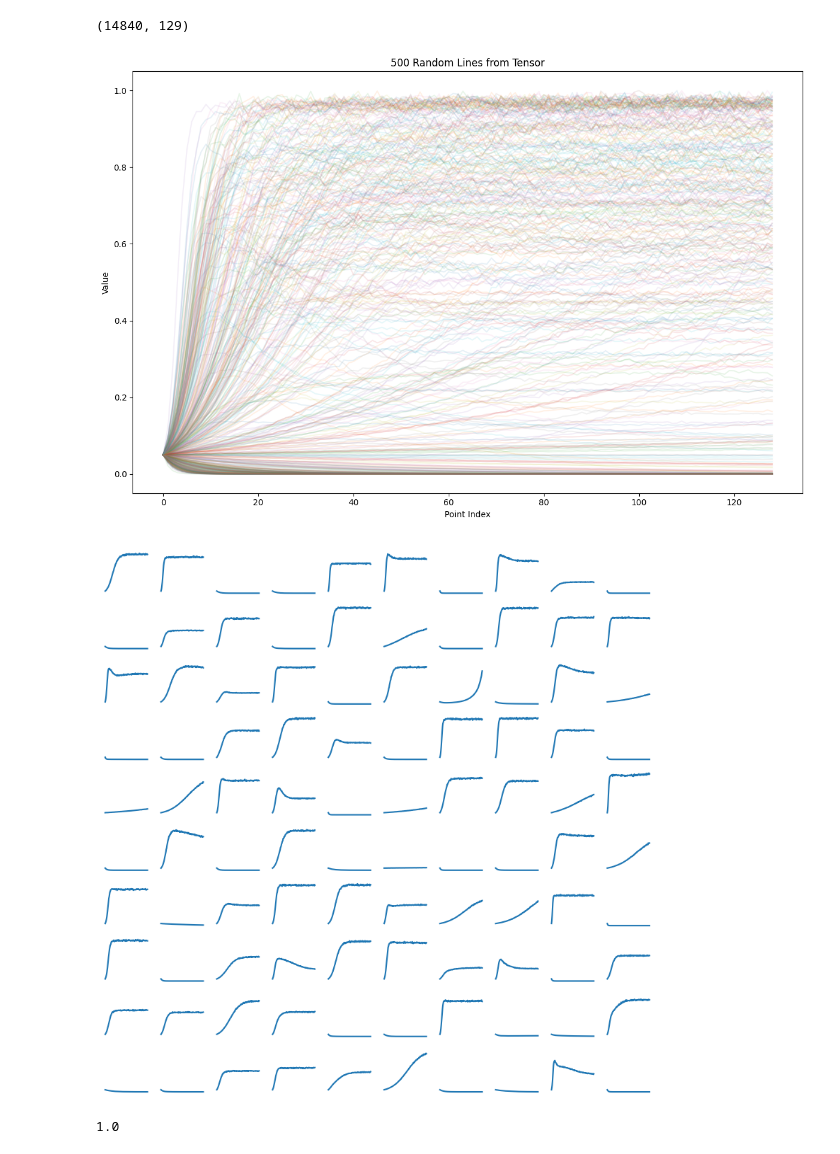
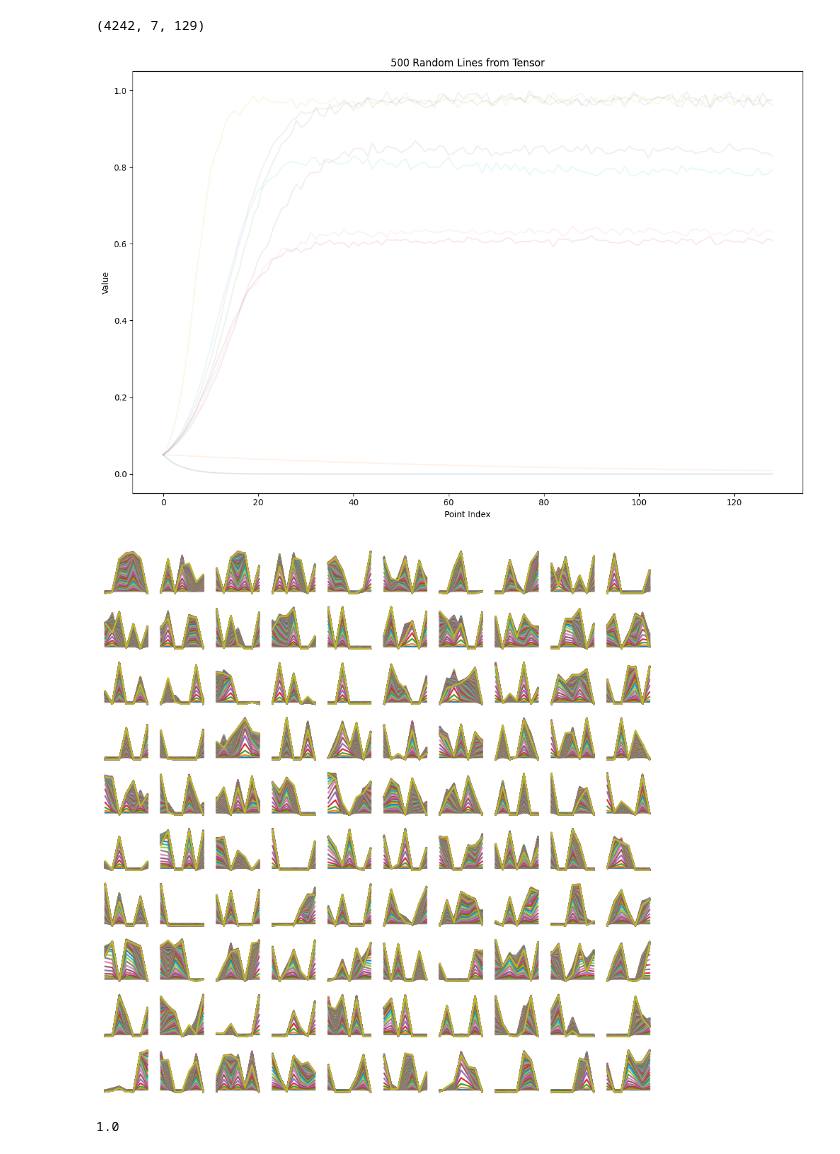
Before and after one commit to CarlosMari/TimeSeries, a Jupyter notebook: data_generation/familydata.ipynb, the cells around one changed output. Saved outputs shown, nothing was run; the diff lists cells and outputs as text; code cells hidden in the pictures.

Commit message:
Fixed training support

```diff
--- a/data_generation/familydata.ipynb
+++ b/data_generation/familydata.ipynb
@@ -84,11 +84,11 @@ plt.show()
 # %%
 n = 7
 
-#np.random.seed(TRAIN_SEED)
-np.random.seed(TEST_SEED)
+np.random.seed(TRAIN_SEED)
+#np.random.seed(TEST_SEED)
 
 sim_lists = []
-for i in trange(2500):
+for i in trange(5000):
 
     # Roll new parameters
     params = random_parameters(n, mean, int_width, growth_mean, growth_var)
@@ -99,6 +99,7 @@ for i in trange(2500):
     # Add valid growth curves to the growing list.
 
     shape = sol.shape
+
     noise = np.random.lognormal(mean=0, sigma=0.01, size=shape)
 
     # Center the noise around 1
@@ -107,52 +108,38 @@ for i in trange(2500):
     # Multiply the original tensor by the centered noise
     sol = sol * centered_noise
 
     if np.isnan(sol).any():
         pass
     elif sol[sol > 1.0].any():
         pass
     else:
         sim_lists.append(sol)
-    #sim_lists.append(sol)
-
-    #sim_lists.append(sol)
-    '''for i in range(sol.shape[1]):
-        # Make sure we drop any integrals resulting from outside the [0,1.0] domain
-        if np.isnan(sol[:,i]).any():
-            pass
-        elif sol[sol > 1.0].any():
-            pass
-        else:
-            # Take the finite difference to estimate the derivative.
-            #sim_lists.append(np.diff(sol[:,i]))
-            # sim_lists.append(sol[:,i])
-            sim_lists.append(sol)'''
 
 sols = np.array(sim_lists).transpose(0,2,1)
-sols = sols.reshape(-1, 129)
+#sols = sols.reshape(-1, 129)
 print(sols.shape)
-random_indices = np.random.choice(1000, 500, replace=False)
+random_indices = np.random.choice(50, 10, replace=False)
 
 # Create a figure and axis
 fig, ax = plt.subplots(figsize=(12, 8))
 
 # Plot each selected line
 for idx in random_indices:
-    line = sols[idx]
+    line = sols[idx][0]
     ax.plot(line, alpha=0.1)
 
 # Customize the plot
 ax.set_xlabel('Point Index')
 ax.set_ylabel('Value')
 ax.set_title('500 Random Lines from Tensor')
 
 
 # Show the plot
 plt.tight_layout()
 plt.show()
 # %% [output]
-(14840, 129)
+(4242, 7, 129)
-[figure, old version]
+[figure, new version]
 # %%
 fig, axs = plt.subplots(10,10, figsize = (10,10), sharex = True, sharey = True)
 axs = axs.flatten()
@@ -164,5 +151,5 @@ for i in range(100):
     axs[i].axis("off")
 plt.show()
 # %% [output]
-[figure, old version]
+[figure, new version]
 # %%
```
Also changed, not shown: parts of 3 cells of this notebook, 2 other files.
